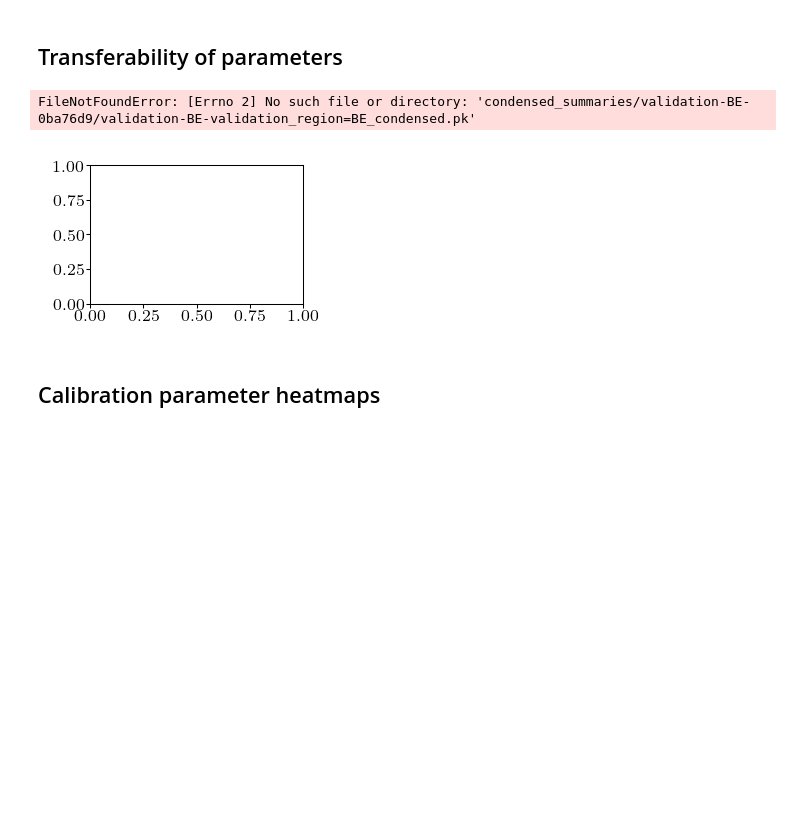
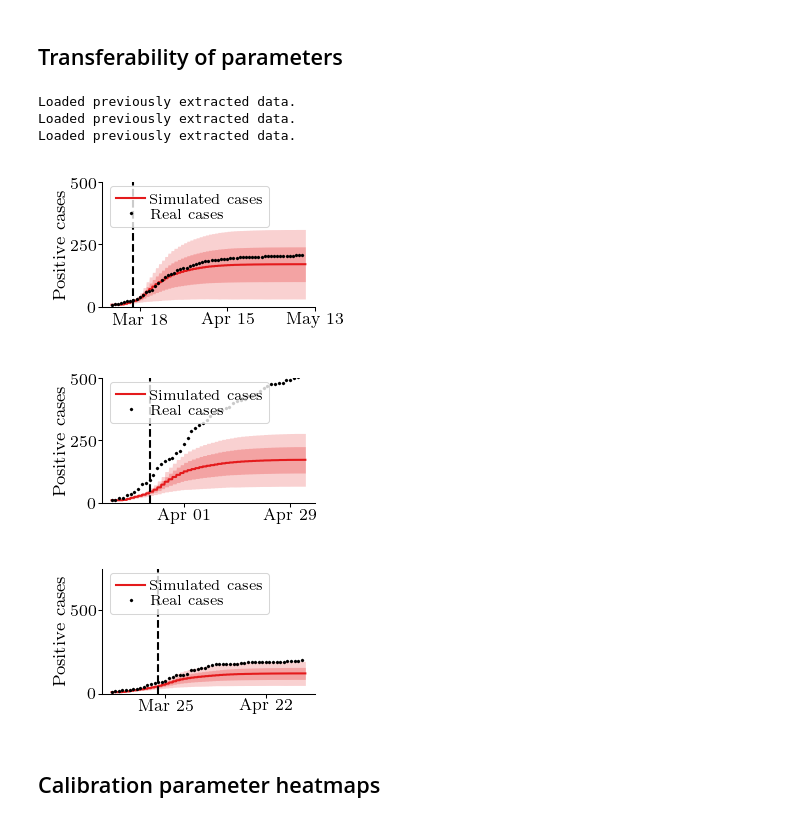
Before and after one commit to covid19-model/simulator, a Jupyter notebook: sim/sim-plot.ipynb, the cells around one changed output. Saved outputs shown, nothing was run; the diff lists cells and outputs as text; code cells hidden in the pictures; blank space fills up the shorter version.

Commit message:
Updated plot notebook

```diff
--- a/sim/sim-plot.ipynb
+++ b/sim/sim-plot.ipynb
@@ -38,36 +38,40 @@ def plot_model_fit_and_transferability(calibration_region='BE', ymax=None, show_
 
     regions = {
                'BE': [('CH', 'BE'), ('GER', 'KL'), ('GER', 'TU')],
                'JU': [('CH', 'JU'), ('GER', 'SB'), ('GER', 'RH')]
               }
 
     ymax = {'GER': {'TU': 1200, 'SB': 500, 'KL': 500, 'RH': 749, 'TR': 2000,},
                  'CH': {'VD': 2000, 'BE': 590, 'TI': 500, 'JU': 500,}}
 
     for country, area in regions[calibration_region]:
         labels = ['Simulated cases']
         paths = [f'validation-{calibration_region}-{commithash}/validation-{calibration_region}-validation_region={area}.pk']
         plot_filename = f'Modelfit-{calibration_region}-{area}'
 
         plotter = Plotter()
 
         ts, predicted = plotter.plot_positives_vs_target(
             paths=paths,
             labels=labels,
             country=country,
             area=area,
             ymax=ymax[country][area],
             lockdown_label_y=ymax[country][area]/8,
             filename=plot_filename,
             figsize=lib_plot.FIG_SIZE_NEURIPS_TRIPLE,
             figformat='neurips-double',
             small_figure=True,
             show_legend=show_legend)
 
-plot_model_fit_and_transferability(calibration_region='BE')
+plot_model_fit_and_transferability(calibration_region='JU')
 # %% [output]
-FileNotFoundError: [Errno 2] No such file or directory: 'condensed_summaries/validation-BE-0ba76d9/validation-BE-validation_region=BE_condensed.pk'
+Loaded previously extracted data.
+Loaded previously extracted data.
+Loaded previously extracted data.
-[figure, old version]
+[figure, new version]
+[figure, added]
+[figure, added]
 # %% [markdown]
 ## Calibration parameter heatmaps
 # %%
```
Also changed, not shown: parts of 8 cells of this notebook.
